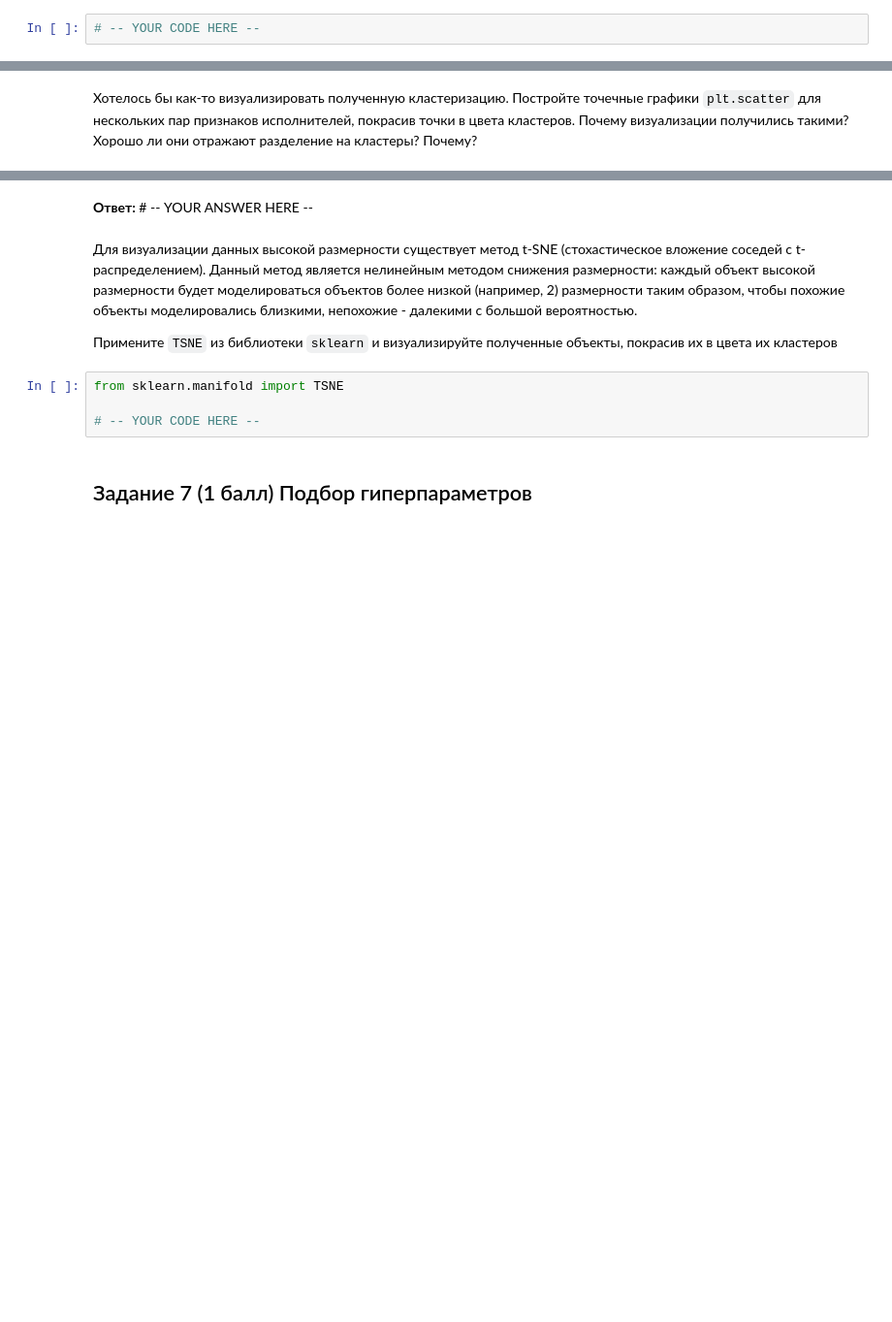
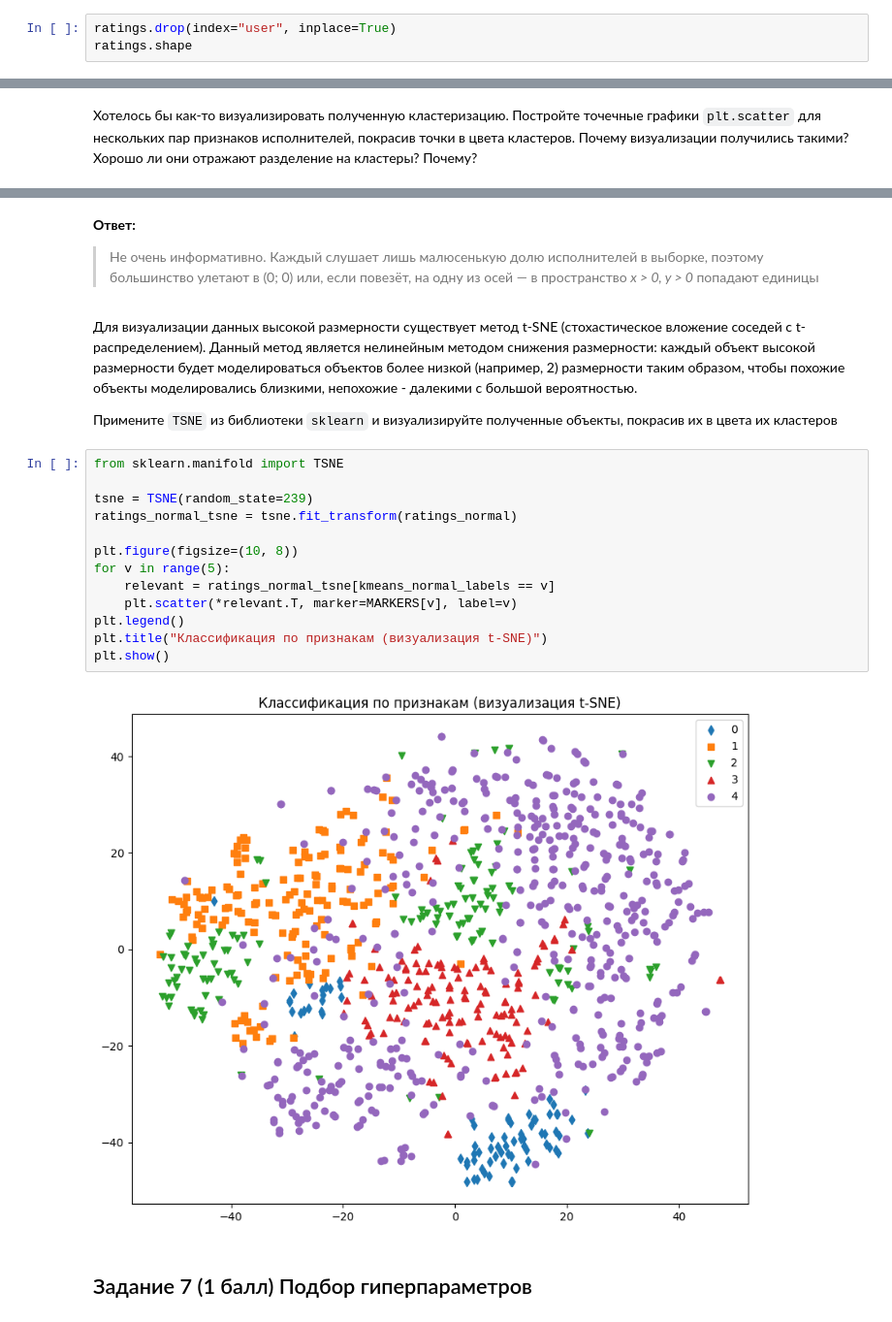
Before and after one commit to AjnoEO/iad-ml, a Jupyter notebook: hw08-boosting-clustering/hw08_boosting_clustering.ipynb, the cells around one changed output, grey strips where cells are left out. Shown at 97% size. Saved outputs shown, nothing was run; the diff lists cells and outputs as text; blank space fills up the shorter version.

```diff
--- a/hw08-boosting-clustering/hw08_boosting_clustering.ipynb
+++ b/hw08-boosting-clustering/hw08_boosting_clustering.ipynb
@@ -347,4 +359,5 @@ ratings.head()
 # %% [markdown]
 Выкиньте строку под названием `user`.
 # %%
-# -- YOUR CODE HERE --
+ratings.drop(index="user", inplace=True)
+ratings.shape
@@ -422,5 +568,6 @@ import matplotlib.pyplot as plt
 # %% [markdown]
-**Ответ:** # -- YOUR ANSWER HERE --
+**Ответ:**
+> Не очень информативно. Каждый слушает лишь малюсенькую долю исполнителей в выборке, поэтому большинство улетают в (0; 0) или, если повезёт, на одну из осей — в пространство *x > 0, y > 0* попадают единицы
 # %% [markdown]
 Для визуализации данных высокой размерности существует метод t-SNE (стохастическое вложение соседей с t-распределением). Данный метод является нелинейным методом снижения размерности: каждый объект высокой размерности будет моделироваться объектов более низкой (например, 2) размерности таким образом, чтобы похожие объекты моделировались близкими, непохожие - далекими с большой вероятностью.
 
@@ -428,7 +575,18 @@ import matplotlib.pyplot as plt
 # %%
 from sklearn.manifold import TSNE
 
-# -- YOUR CODE HERE --
+tsne = TSNE(random_state=239)
+ratings_normal_tsne = tsne.fit_transform(ratings_normal)
+
+plt.figure(figsize=(10, 8))
+for v in range(5):
+    relevant = ratings_normal_tsne[kmeans_normal_labels == v]
+    plt.scatter(*relevant.T, marker=MARKERS[v], label=v)
+plt.legend()
+plt.title("Классификация по признакам (визуализация t-SNE)")
+plt.show()
+# %% [output]
+[figure, added]
 # %% [markdown]
 ## Задание 7 (1 балл) Подбор гиперпараметров
 # %% [markdown]
```
Also changed, not shown: parts of 18 cells of this notebook.
